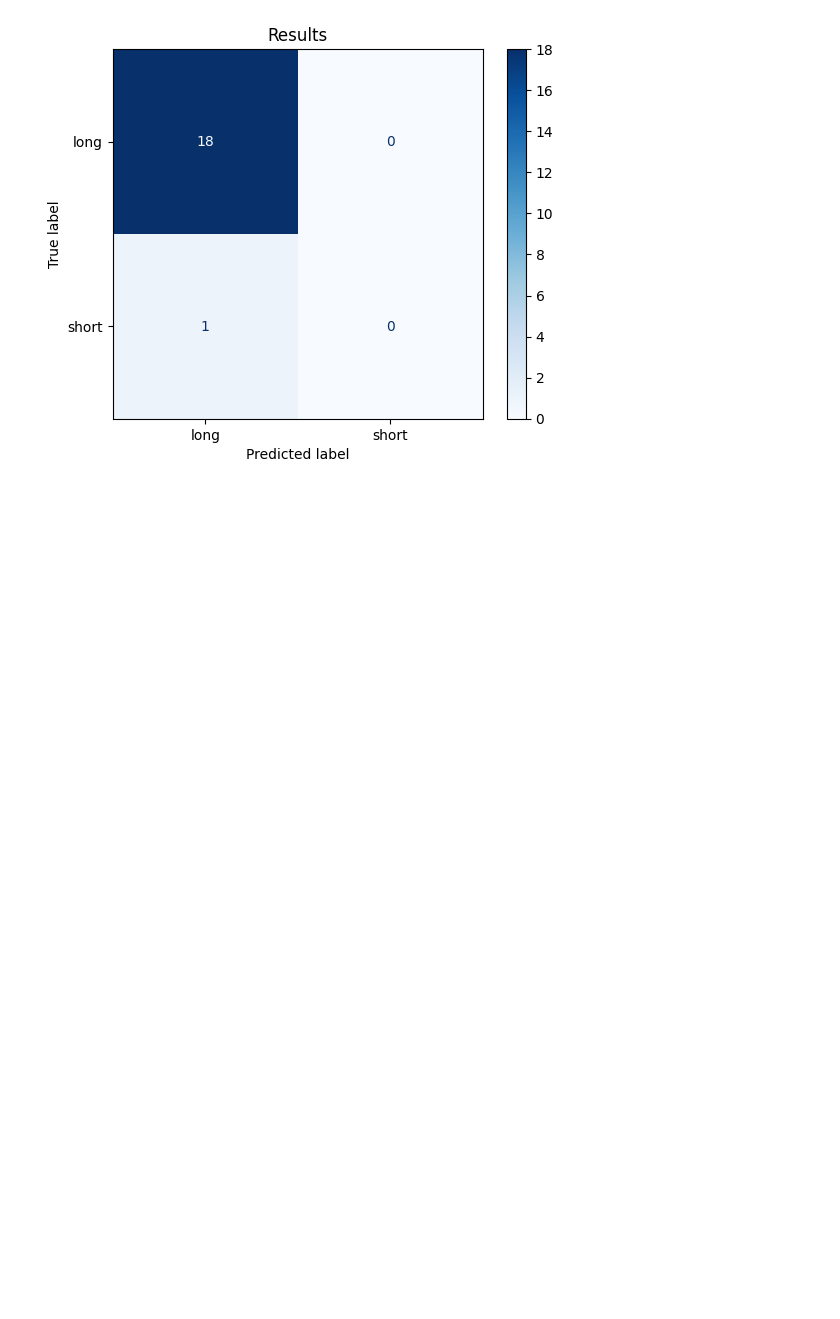
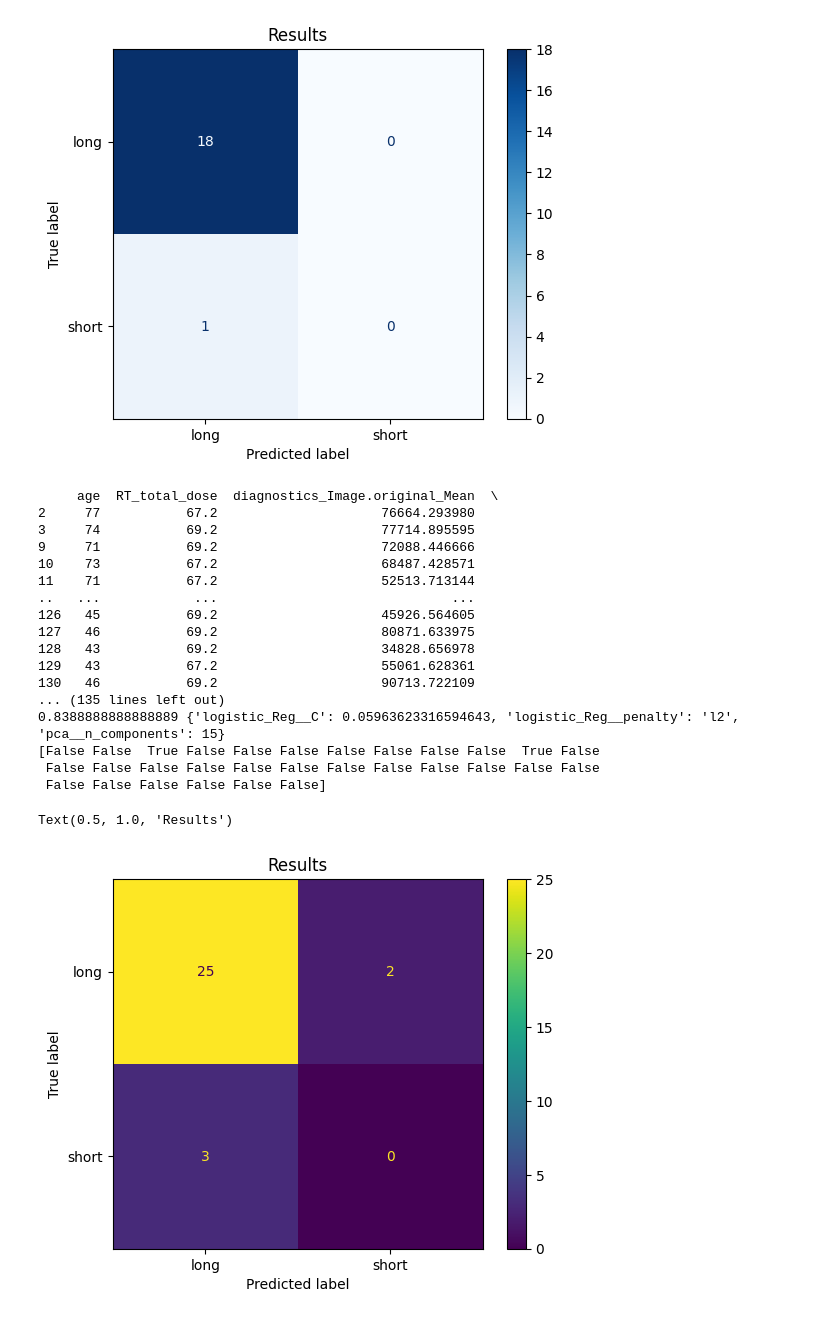
Before and after one commit to CVAPR-sek-7/CVaPR_proj, a Jupyter notebook: LogisticRegression.ipynb, the cells around one changed output. Cells and saved outputs as stored; diff of their text form; code cells hidden in the pictures; blank space fills up the shorter version.

```diff
--- a/LogisticRegression.ipynb
+++ b/LogisticRegression.ipynb
@@ -233,3 +234,66 @@ disp.ax_.set_title("Results")
 # %% [output]
 Text(0.5, 1.0, 'Results')
 [figure]
+# %%
+from sklearn.datasets import make_classification
+from sklearn.model_selection import KFold
+from sklearn.pipeline import Pipeline
+from sklearn import linear_model, decomposition, datasets
+from sklearn.pipeline import Pipeline
+from sklearn.model_selection import GridSearchCV
+from sklearn.preprocessing import StandardScaler
+from sklearn.utils import resample
+
+X = radiomic_features_df.loc[:,radiomic_features_df.columns != "OS_result"]  #independent columns
+y = radiomic_features_df.loc[:,radiomic_features_df.columns == "OS_result"]  #target column i.e price range
+df1 = pd.get_dummies(X['sex'])
+X = pd.concat([X, df1], axis=1).reindex(X.index)
+X.drop('sex', axis=1, inplace=True)
+print(X)
+pca = decomposition.PCA()
+std_slc = StandardScaler()
+model = LogisticRegression()
+pipe = Pipeline(steps=[('std_slc', std_slc),
+                           ('pca', pca),
+                           ('logistic_Reg', model)])
+X_train,X_test,y_train,y_test = train_test_split(X,y,random_state=33,test_size=0.4)
+cv = KFold(n_splits=10,shuffle=True)
+C = np.logspace(-4, 4, 50)
+penalty = ['l1', 'l2']
+n_components = list(range(1,X.shape[1]+1,1))
+parameters = dict(pca__n_components=n_components,
+                      logistic_Reg__C=C,
+                      logistic_Reg__penalty=penalty)
+grid_search = GridSearchCV(pipe, parameters)
+
+grid_search.fit(X_train, y_train)
+predicted_probs =grid_search.predict_proba(X_test)
+print(predicted_probs[0:3])
+print (grid_search.best_score_, grid_search.best_params_)
+y_pred = grid_search.predict(X_test)
+print(y_pred)
+print('\n')
+disp = ConfusionMatrixDisplay.from_predictions(
+       y_test,y_pred,display_labels=["long","short"]
+    )
+disp.ax_.set_title("Results")
+# %% [output]
+     age  RT_total_dose  diagnostics_Image.original_Mean  \
+2     77           67.2                     76664.293980
+3     74           69.2                     77714.895595
+9     71           69.2                     72088.446666
+10    73           67.2                     68487.428571
+11    71           67.2                     52513.713144
+..   ...            ...                              ...
+126   45           69.2                     45926.564605
+127   46           69.2                     80871.633975
+128   43           69.2                     34828.656978
+129   43           67.2                     55061.628361
+130   46           69.2                     90713.722109
+... (135 lines left out)
+0.8388888888888889 {'logistic_Reg__C': 0.05963623316594643, 'logistic_Reg__penalty': 'l2', 'pca__n_components': 15}
+[False False  True False False False False False False False  True False
+ False False False False False False False False False False False False
+ False False False False False False]
+Text(0.5, 1.0, 'Results')
+[figure, added]
```
Also changed, not shown: parts of 1 cell of this notebook.
